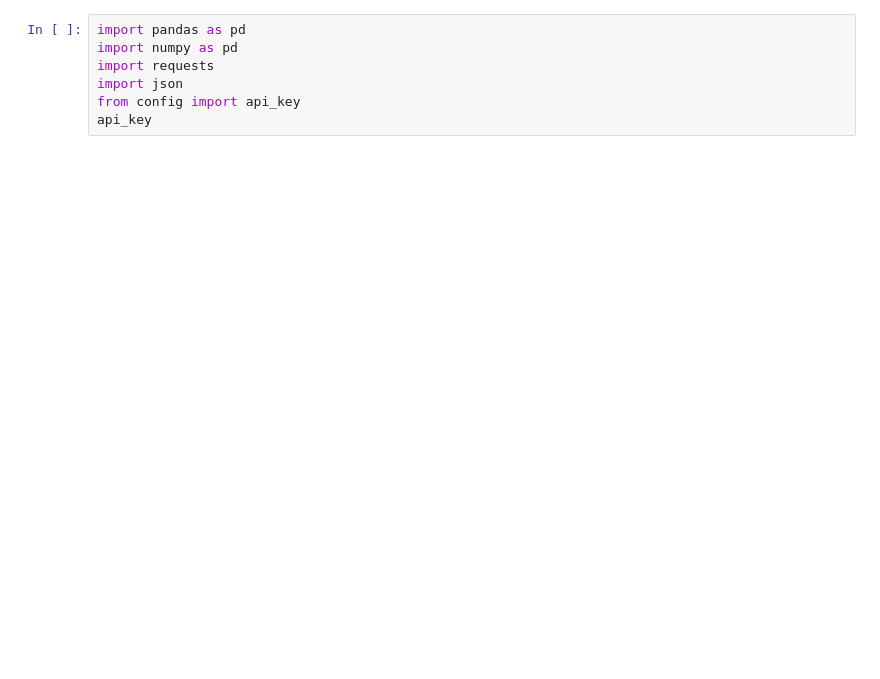
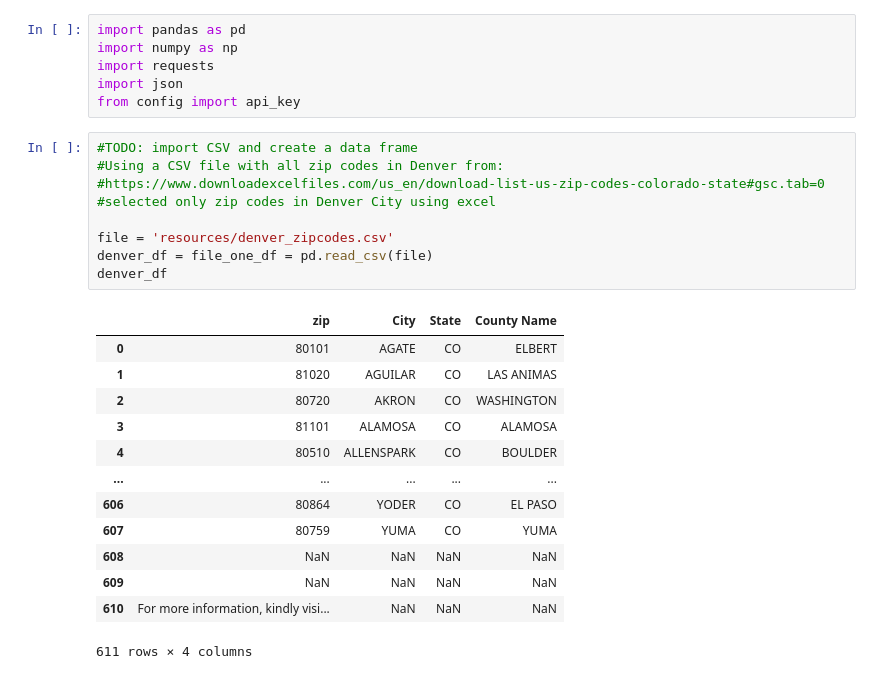
Before and after one commit to lizmartin/project_1_data_viz, a Jupyter notebook: main_project1.ipynb, the cells around one changed output. Saved outputs shown, nothing was run; the diff lists cells and outputs as text; blank space fills up the shorter version.

```diff
--- a/main_project1.ipynb
+++ b/main_project1.ipynb
@@ -31,9 +36,31 @@
 #TODO: practice presentation(or at least be clear on respective roles)
 # %%
 import pandas as pd
-import numpy as pd
+import numpy as np
 import requests
 import json
 from config import api_key
-api_key
+# %%
+#TODO: import CSV and create a data frame
+#Using a CSV file with all zip codes in Denver from:
+#https://www.downloadexcelfiles.com/us_en/download-list-us-zip-codes-colorado-state#gsc.tab=0
+#selected only zip codes in Denver City using excel
+
+file = 'resources/denver_zipcodes.csv'
+denver_df = file_one_df = pd.read_csv(file)
+denver_df
+# %% [output]
+|  | zip | City | State | County Name |
+| 0 | 80101 | AGATE | CO | ELBERT |
+| 1 | 81020 | AGUILAR | CO | LAS ANIMAS |
+| 2 | 80720 | AKRON | CO | WASHINGTON |
+| 3 | 81101 | ALAMOSA | CO | ALAMOSA |
+| 4 | 80510 | ALLENSPARK | CO | BOULDER |
+| ... | ... | ... | ... | ... |
+| 606 | 80864 | YODER | CO | EL PASO |
+| 607 | 80759 | YUMA | CO | YUMA |
+| 608 | NaN | NaN | NaN | NaN |
+| 609 | NaN | NaN | NaN | NaN |
+| 610 | For more information, kindly visi... | NaN | NaN | NaN |
+611 rows × 4 columns
 # %%
```
Also changed, not shown: parts of 6 cells of this notebook.
